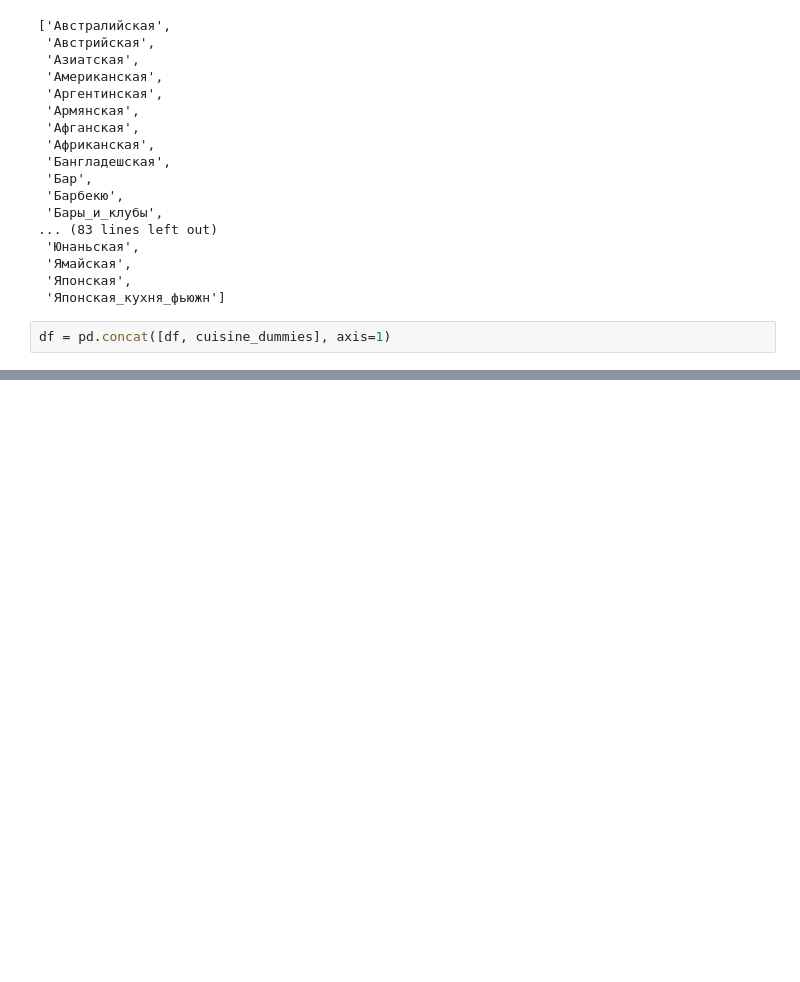
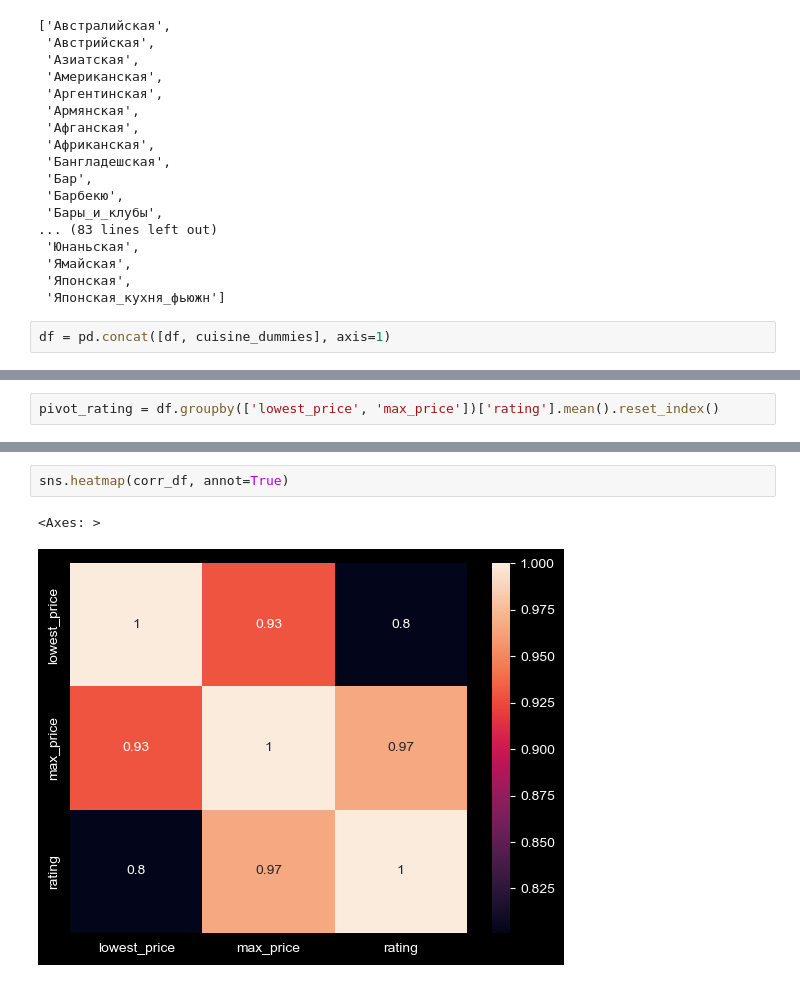
Before and after one commit to psycndr/HSE-SMADIMO-GP2-TEAM14, a Jupyter notebook: EDA.ipynb, the cells around one changed output, grey strips where cells are left out. Cells and saved outputs as stored; diff of their text form; blank space fills up the shorter version.

```diff
--- a/EDA.ipynb
+++ b/EDA.ipynb
@@ -85,0 +103,2 @@ df
+# %%
+pivot_rating = df.groupby(['lowest_price', 'max_price'])['rating'].mean().reset_index()
@@ -85,0 +113,5 @@ df
+# %%
+sns.heatmap(corr_df, annot=True)
+# %% [output]
+<Axes: >
+[figure, added]
```
Also changed, not shown: parts of 9 cells of this notebook.
